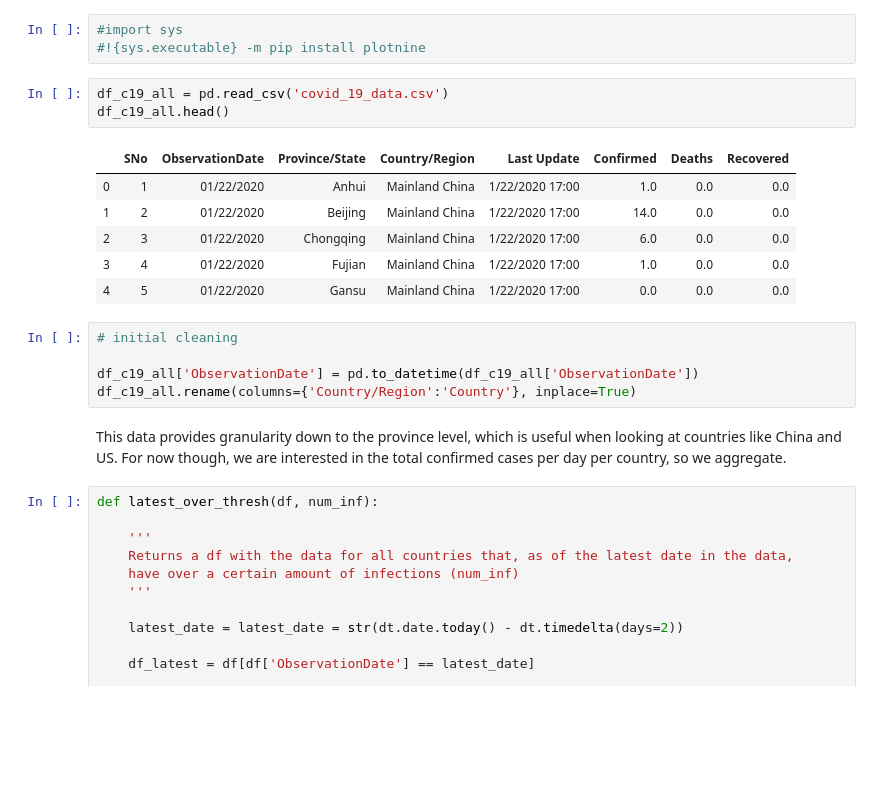
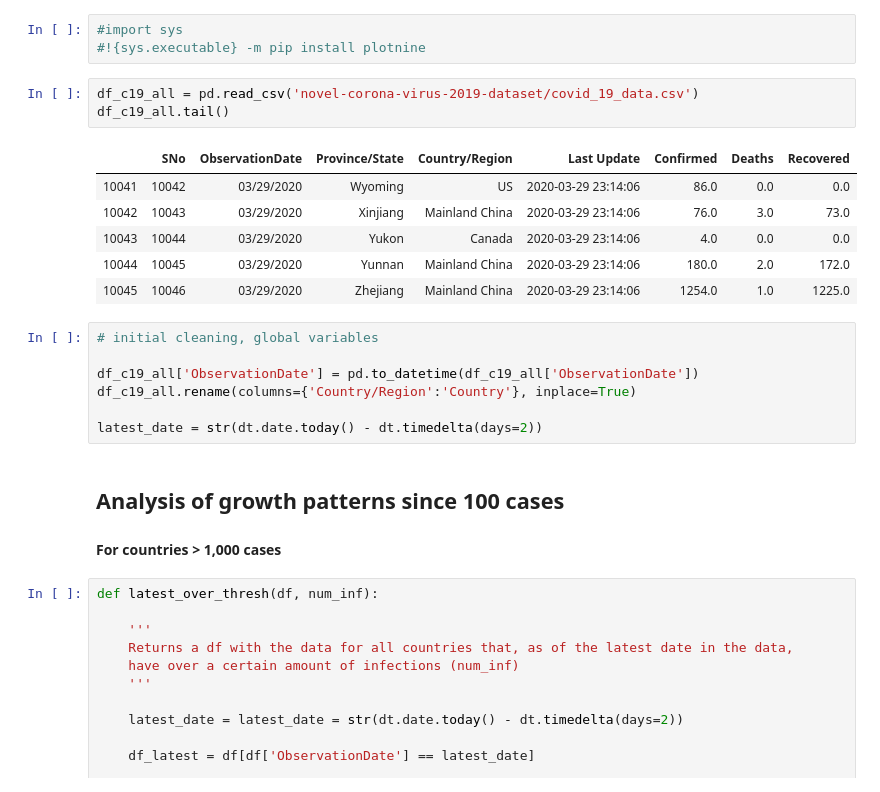
Before and after one commit to mstone2401/covid19_analysis, a Jupyter notebook: COVID-19 Country growth analysis.ipynb, the cells around one changed output. Drawn from its saved outputs; the diff is of its cells as text; blank space fills up the shorter version.

Commit message:
Cleaned up folder and commenced percentage change analysis

```diff
--- a/COVID-19 Country growth analysis.ipynb
+++ b/COVID-19 Country growth analysis.ipynb
@@ -27,22 +27,25 @@ from mizani.formatters import date_format
 #import sys
 #!{sys.executable} -m pip install plotnine
 # %%
-df_c19_all = pd.read_csv('covid_19_data.csv')
-df_c19_all.head()
+df_c19_all = pd.read_csv('novel-corona-virus-2019-dataset/covid_19_data.csv')
+df_c19_all.tail()
 # %% [output]
 |  | SNo | ObservationDate | Province/State | Country/Region | Last Update | Confirmed | Deaths | Recovered |
-| 0 | 1 | 01/22/2020 | Anhui | Mainland China | 1/22/2020 17:00 | 1.0 | 0.0 | 0.0 |
-| 1 | 2 | 01/22/2020 | Beijing | Mainland China | 1/22/2020 17:00 | 14.0 | 0.0 | 0.0 |
-| 2 | 3 | 01/22/2020 | Chongqing | Mainland China | 1/22/2020 17:00 | 6.0 | 0.0 | 0.0 |
-| 3 | 4 | 01/22/2020 | Fujian | Mainland China | 1/22/2020 17:00 | 1.0 | 0.0 | 0.0 |
-| 4 | 5 | 01/22/2020 | Gansu | Mainland China | 1/22/2020 17:00 | 0.0 | 0.0 | 0.0 |
+| 10041 | 10042 | 03/29/2020 | Wyoming | US | 2020-03-29 23:14:06 | 86.0 | 0.0 | 0.0 |
+| 10042 | 10043 | 03/29/2020 | Xinjiang | Mainland China | 2020-03-29 23:14:06 | 76.0 | 3.0 | 73.0 |
+| 10043 | 10044 | 03/29/2020 | Yukon | Canada | 2020-03-29 23:14:06 | 4.0 | 0.0 | 0.0 |
+| 10044 | 10045 | 03/29/2020 | Yunnan | Mainland China | 2020-03-29 23:14:06 | 180.0 | 2.0 | 172.0 |
+| 10045 | 10046 | 03/29/2020 | Zhejiang | Mainland China | 2020-03-29 23:14:06 | 1254.0 | 1.0 | 1225.0 |
 # %%
-# initial cleaning
+# initial cleaning, global variables
 
 df_c19_all['ObservationDate'] = pd.to_datetime(df_c19_all['ObservationDate'])
 df_c19_all.rename(columns={'Country/Region':'Country'}, inplace=True)
+
+latest_date = str(dt.date.today() - dt.timedelta(days=2))
-# %% [markdown]
-This data provides granularity down to the province level, which is useful when looking at countries like China and US. For now though, we are interested in the total confirmed cases per day per country, so we aggregate.
+# %% [markdown]
+## Analysis of growth patterns since 100 cases
+#### For countries > 1,000 cases
 # %%
 def latest_over_thresh(df, num_inf):
 
```
Also changed, not shown: parts of 41 cells of this notebook, 9 other files.
